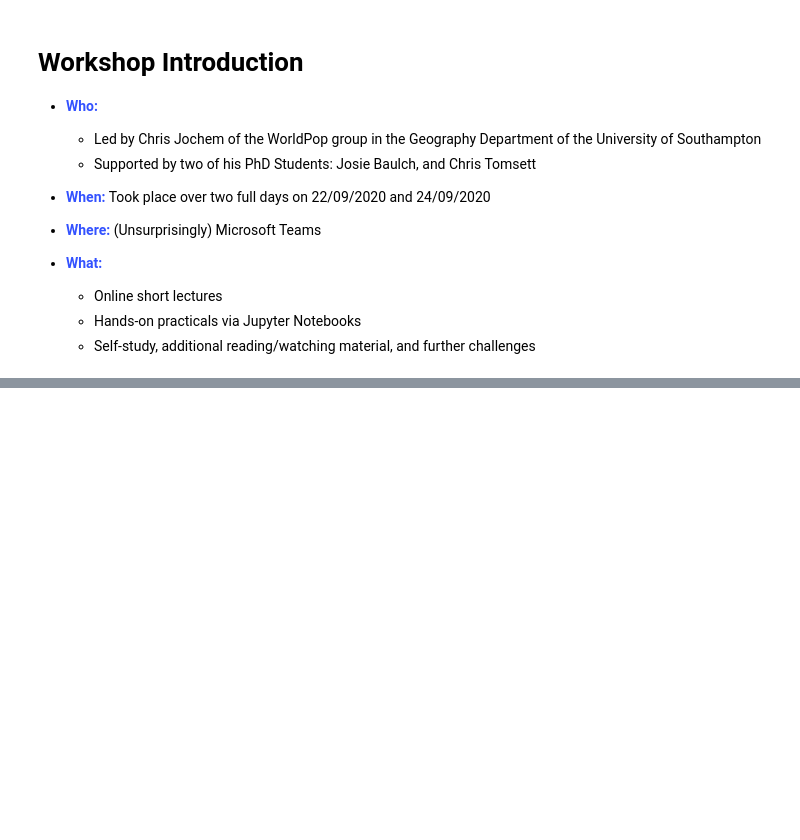
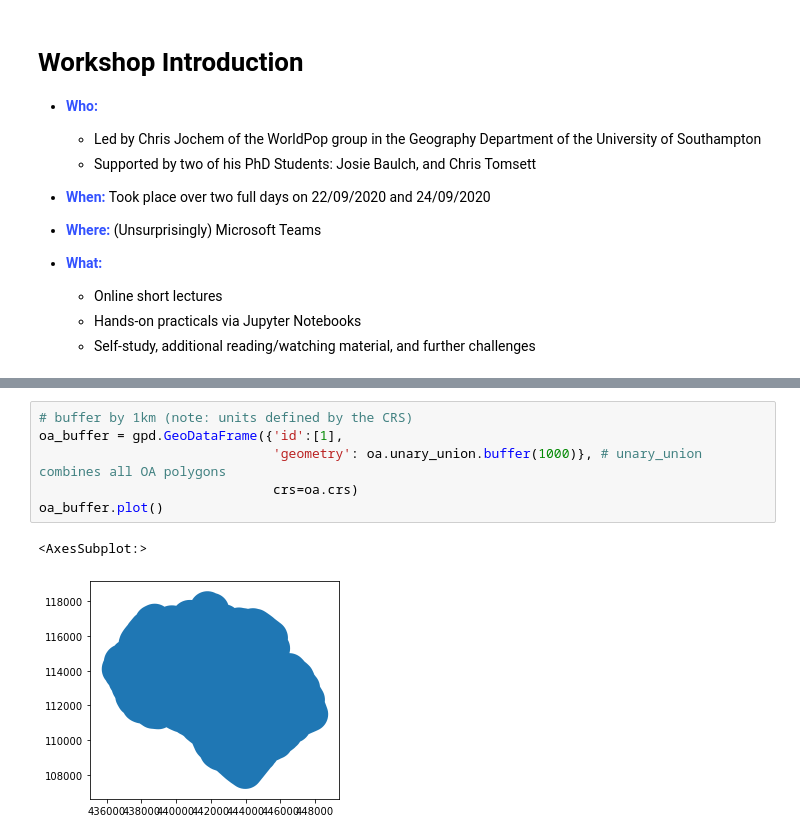
Before and after one commit to liamtope/py-geospatial-2020, a Jupyter notebook: ngcm-presentation/py-geospatial-slides.ipynb, the cells around one changed output, grey strips where cells are left out. Cells and saved outputs as stored; diff of their text form; blank space fills up the shorter version.

```diff
--- a/ngcm-presentation/py-geospatial-slides.ipynb
+++ b/ngcm-presentation/py-geospatial-slides.ipynb
@@ -51,0 +228,9 @@ div.text_cell_render {
+# %%
+# buffer by 1km (note: units defined by the CRS)
+oa_buffer = gpd.GeoDataFrame({'id':[1],
+                              'geometry': oa.unary_union.buffer(1000)}, # unary_union combines all OA polygons
+                              crs=oa.crs)
+oa_buffer.plot()
+# %% [output]
+<AxesSubplot:>
+[figure, added]
```
Also changed, not shown: parts of 25 cells of this notebook.
